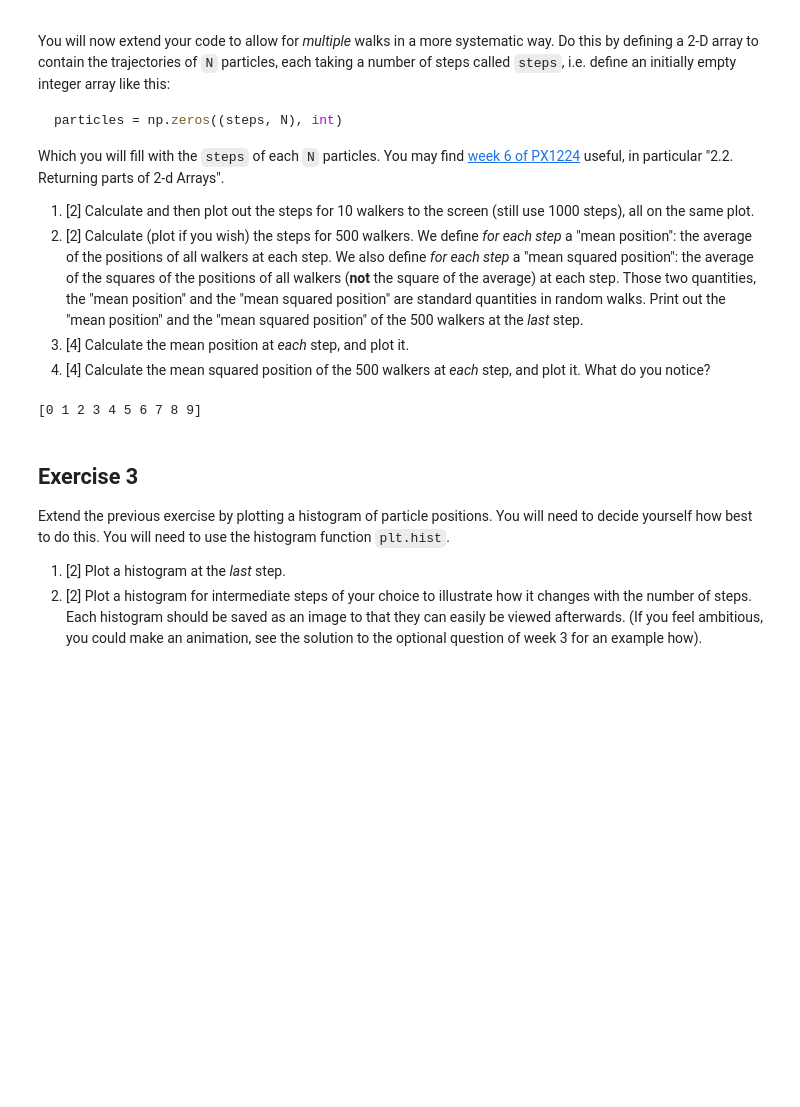
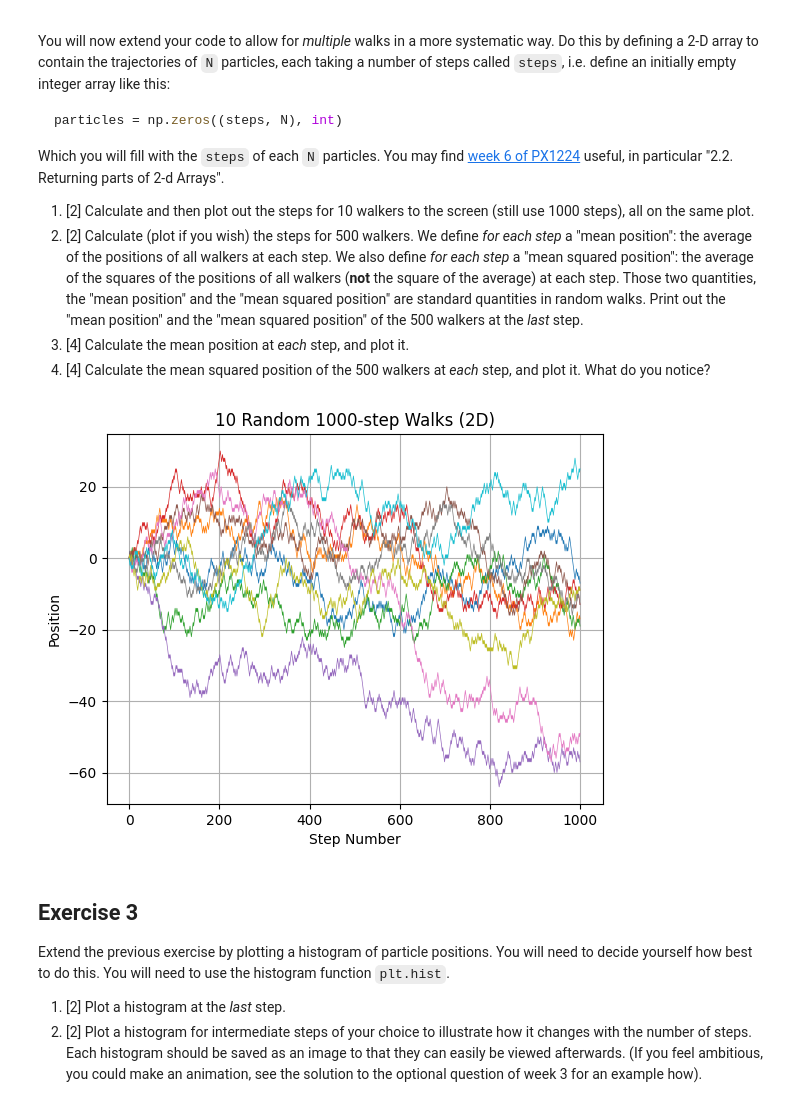
Before and after one commit to PX2145-2025/week-7-b-Morgan-Howard-Reuben, a Jupyter notebook: Random_walk.ipynb, the cells around one changed output. Saved outputs shown, nothing was run; the diff lists cells and outputs as text; code cells hidden in the pictures; blank space fills up the shorter version.

```diff
--- a/Random_walk.ipynb
+++ b/Random_walk.ipynb
@@ -112,10 +133,23 @@ Which you will fill with the `steps` of each `N` particles. You may find [week 6
  3. [4] Calculate the mean position at _each_ step, and plot it.
  4. [4] Calculate the mean squared position of the 500 walkers at _each_ step, and
 plot it. What do you notice?
-# %%
-# Assuming 'x' is an existing numpy array
-# Example x array
-step_number = np.arange(len(x))
-print(step_number)
-# %% [output]
-[0 1 2 3 4 5 6 7 8 9]
+# %%
+# 1. Plot random walk for 10 steps (2D)
+
+steps = 1000
+N = 10
+particles = np.zeros((steps, N), int)
+
+# loop
+for i in range(N):
+    positions = walk(steps)
+    particles[:, i] = positions # assign positions to the i-th column of the 2d array
+    plt.plot(positions, linewidth='0.5') # plot each walk
+
+# Add labels and title for the plot
+plt.xlabel('Step Number')
+plt.ylabel('Position')
+plt.title('10 Random 1000-step Walks (2D)')
+plt.grid()
+# %% [output]
+[figure, added]
```
Also changed, not shown: parts of 4 cells of this notebook.
